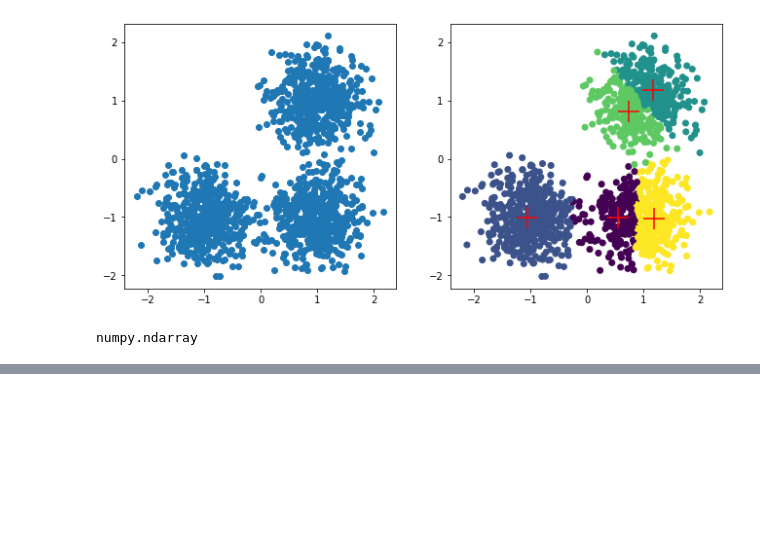
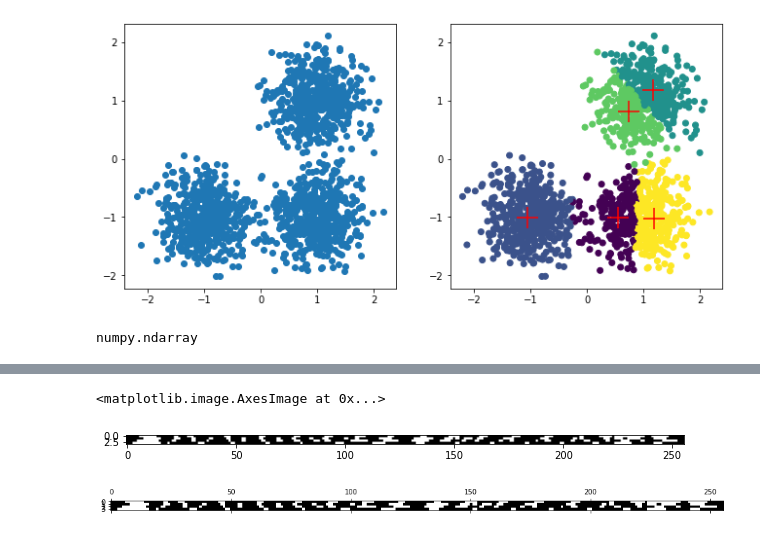
Before and after one commit to mosemb/Assignments_Wellbeing-Technologies, a Jupyter notebook: Assignment3/Assignment_3.ipynb, the cells around one changed output, grey strips where cells are left out. Drawn from its saved outputs; the diff is of its cells as text; code cells hidden in the pictures; blank space fills up the shorter version.

```diff
--- a/Assignment3/Assignment_3.ipynb
+++ b/Assignment3/Assignment_3.ipynb
@@ -206,0 +259,2 @@ labs = use_posbc(5,5,X)
+# %%
+vis = x[np.where(test == 0)]
@@ -206,0 +280,13 @@ labs = use_posbc(5,5,X)
+# %%
+import matplotlib.pyplot as plt
+from matplotlib.pyplot import figure
+
+fig, ax = plt.subplots(figsize=(10, 20))
+#plt.figure(figsize=(8, 6), dpi=80)
+ax.imshow(vis, cmap='gray')
+plt.matshow(vis)
+#plt.show()
+# %% [output]
+<matplotlib.image.AxesImage at 0x...>
+[figure, added]
+[figure, added]
```
Also changed, not shown: parts of 27 cells of this notebook.
